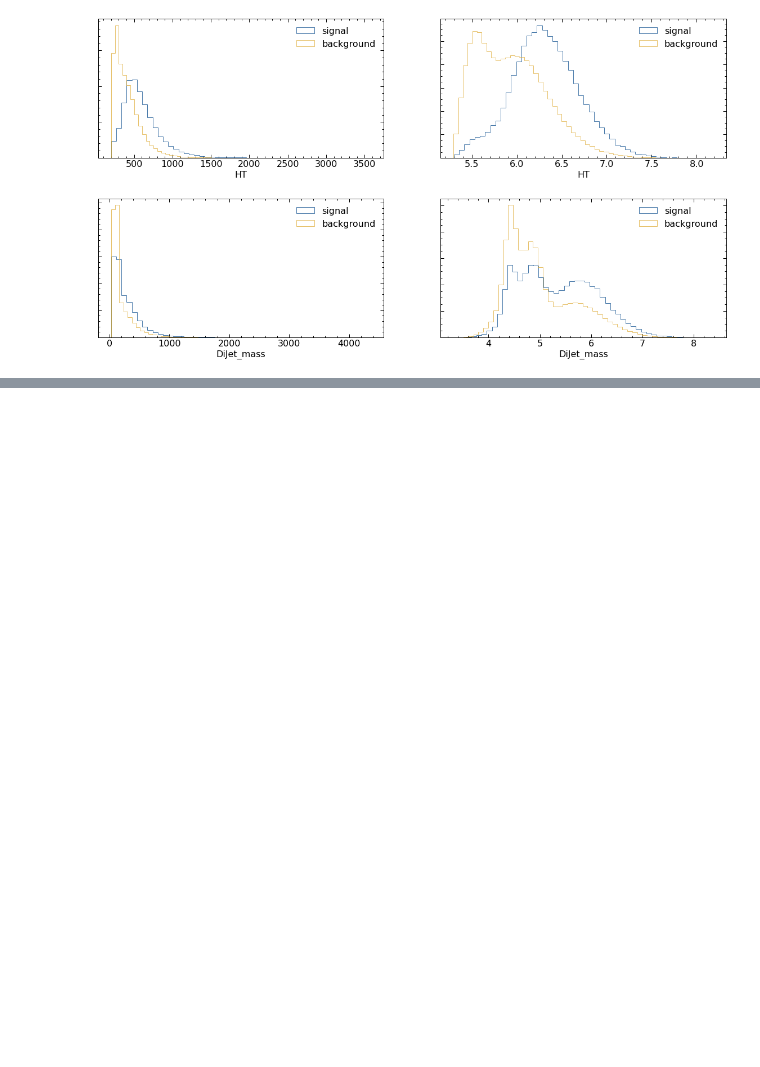
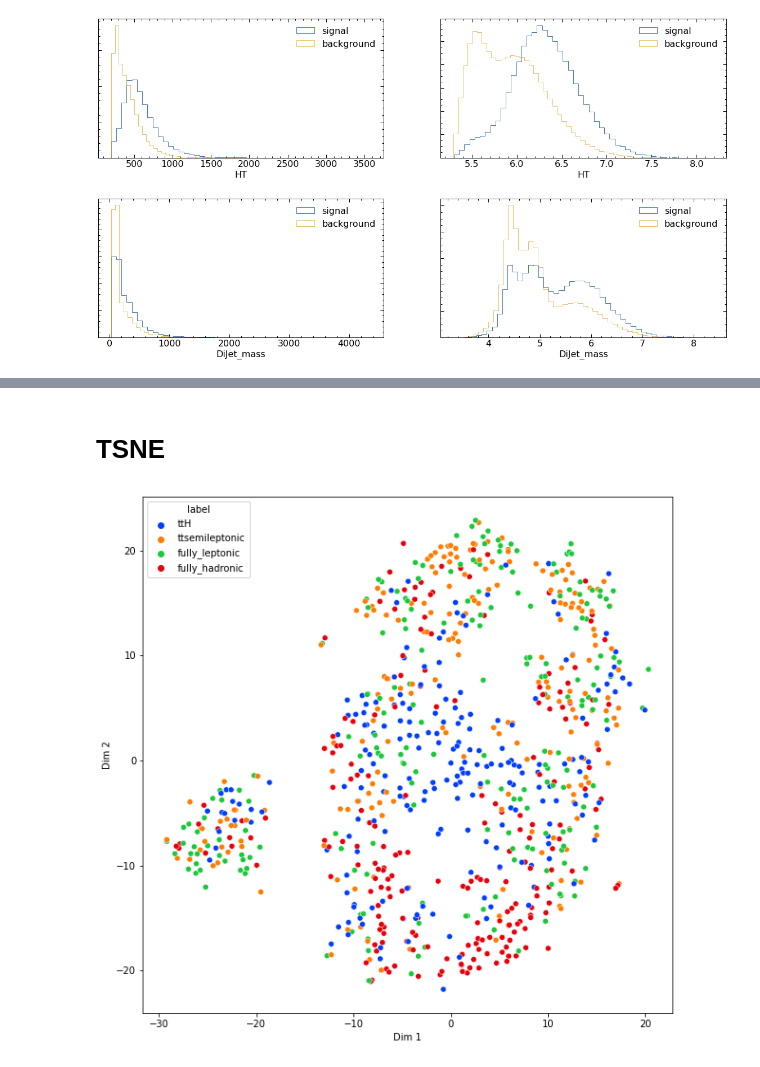
Before and after one commit to NoahHA/tth-ML-project, a Jupyter notebook: notebooks/data_analysis/data_exploration.ipynb, the cells around one changed output, grey strips where cells are left out. Saved outputs shown, nothing was run; the diff lists cells and outputs as text; code cells hidden in the pictures; blank space fills up the shorter version.

```diff
--- a/notebooks/data_analysis/data_exploration.ipynb
+++ b/notebooks/data_analysis/data_exploration.ipynb
@@ -184,0 +235,16 @@ for col in interesting_cols:
+# %% [markdown]
+# TSNE
+# %%
+from sklearn.manifold import TSNE
+
+model = TSNE(n_components=2, random_state=0, perplexity=50, learning_rate='auto')
+tsne_data = model.fit_transform(event_sample)
+
+tsne_data = np.vstack((tsne_data.T, labels)).T
+tsne_df = pd.DataFrame(tsne_data, columns=("Dim 1", "Dim 2", "label"))
+
+plt.figure(figsize=(10, 10))
+sns.scatterplot(data=tsne_df, x='Dim 1', y='Dim 2', hue='label', palette='bright')
+plt.show()
+# %% [output]
+[figure, added]
```
Also changed, not shown: parts of 11 cells of this notebook, 1 other file.
